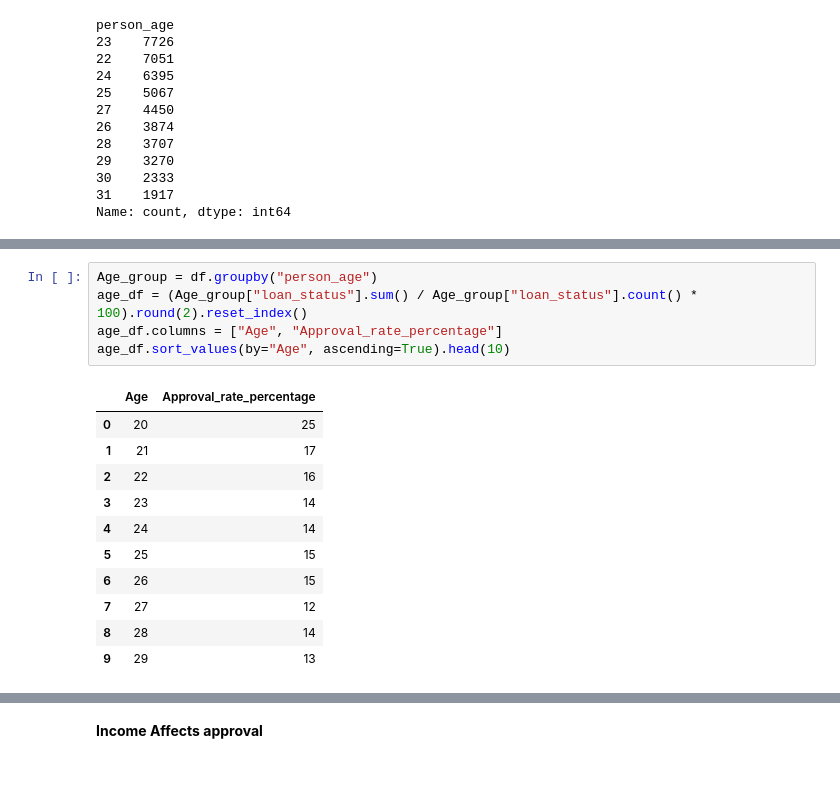
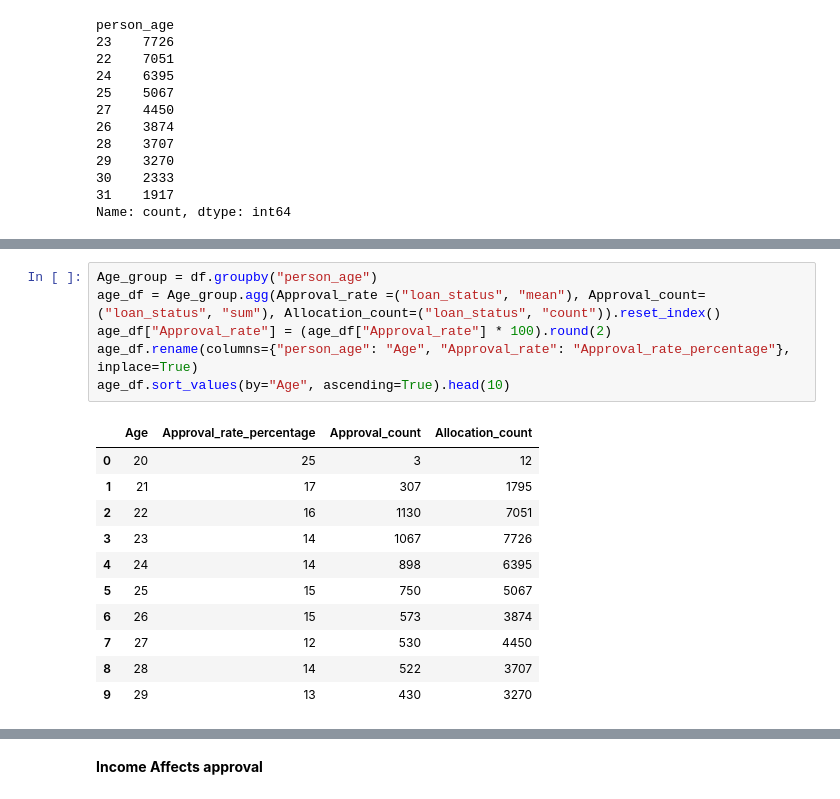
Before and after one commit to KenzyFrhat/Cat_Reloaded, a Jupyter notebook: Data_Visualizatoin/Data_Visualization.ipynb, the cells around one changed output, grey strips where cells are left out. Cells and saved outputs as stored; diff of their text form.

```diff
--- a/Data_Visualizatoin/Data_Visualization.ipynb
+++ b/Data_Visualizatoin/Data_Visualization.ipynb
@@ -234,19 +234,20 @@ plt.show()
 [figure]
 # %%
 Age_group = df.groupby("person_age")
-age_df = (Age_group["loan_status"].sum() / Age_group["loan_status"].count() * 100).round(2).reset_index()
-age_df.columns = ["Age", "Approval_rate_percentage"]
+age_df = Age_group.agg(Approval_rate =("loan_status", "mean"), Approval_count=("loan_status", "sum"), Allocation_count=("loan_status", "count")).reset_index()
+age_df["Approval_rate"] = (age_df["Approval_rate"] * 100).round(2)
+age_df.rename(columns={"person_age": "Age", "Approval_rate": "Approval_rate_percentage"}, inplace=True)
 age_df.sort_values(by="Age", ascending=True).head(10)
 # %% [output]
-|  | Age | Approval_rate_percentage |
-| 0 | 20 | 25 |
-| 1 | 21 | 17 |
-| 2 | 22 | 16 |
-| 3 | 23 | 14 |
-| 4 | 24 | 14 |
-| 5 | 25 | 15 |
-| 6 | 26 | 15 |
-| 7 | 27 | 12 |
-| 8 | 28 | 14 |
-| 9 | 29 | 13 |
+|  | Age | Approval_rate_percentage | Approval_count | Allocation_count |
+| 0 | 20 | 25 | 3 | 12 |
+| 1 | 21 | 17 | 307 | 1795 |
+| 2 | 22 | 16 | 1130 | 7051 |
+| 3 | 23 | 14 | 1067 | 7726 |
+| 4 | 24 | 14 | 898 | 6395 |
+| 5 | 25 | 15 | 750 | 5067 |
+| 6 | 26 | 15 | 573 | 3874 |
+| 7 | 27 | 12 | 530 | 4450 |
+| 8 | 28 | 14 | 522 | 3707 |
+| 9 | 29 | 13 | 430 | 3270 |
 # %%
```
Also changed, not shown: parts of 13 cells of this notebook.
